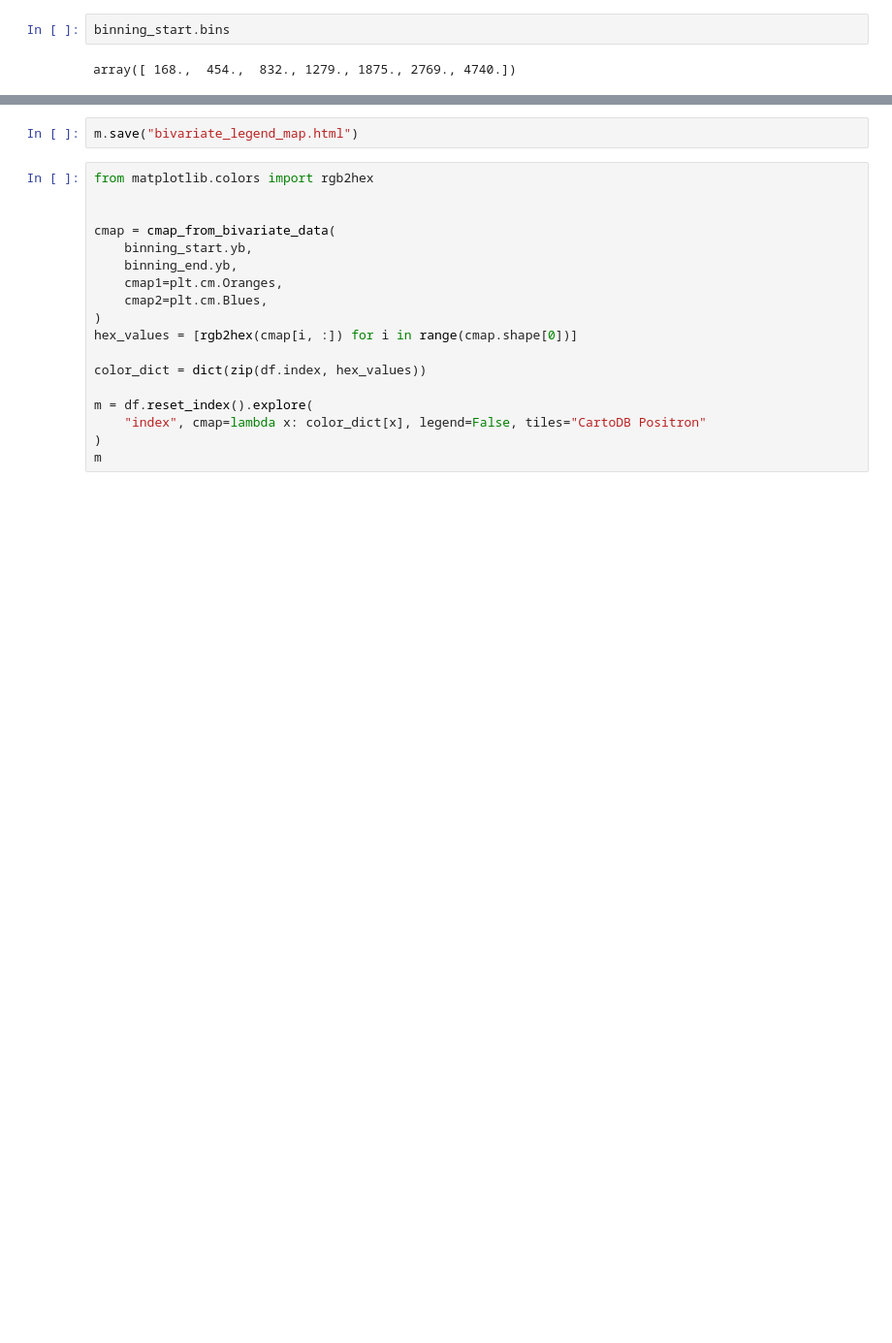
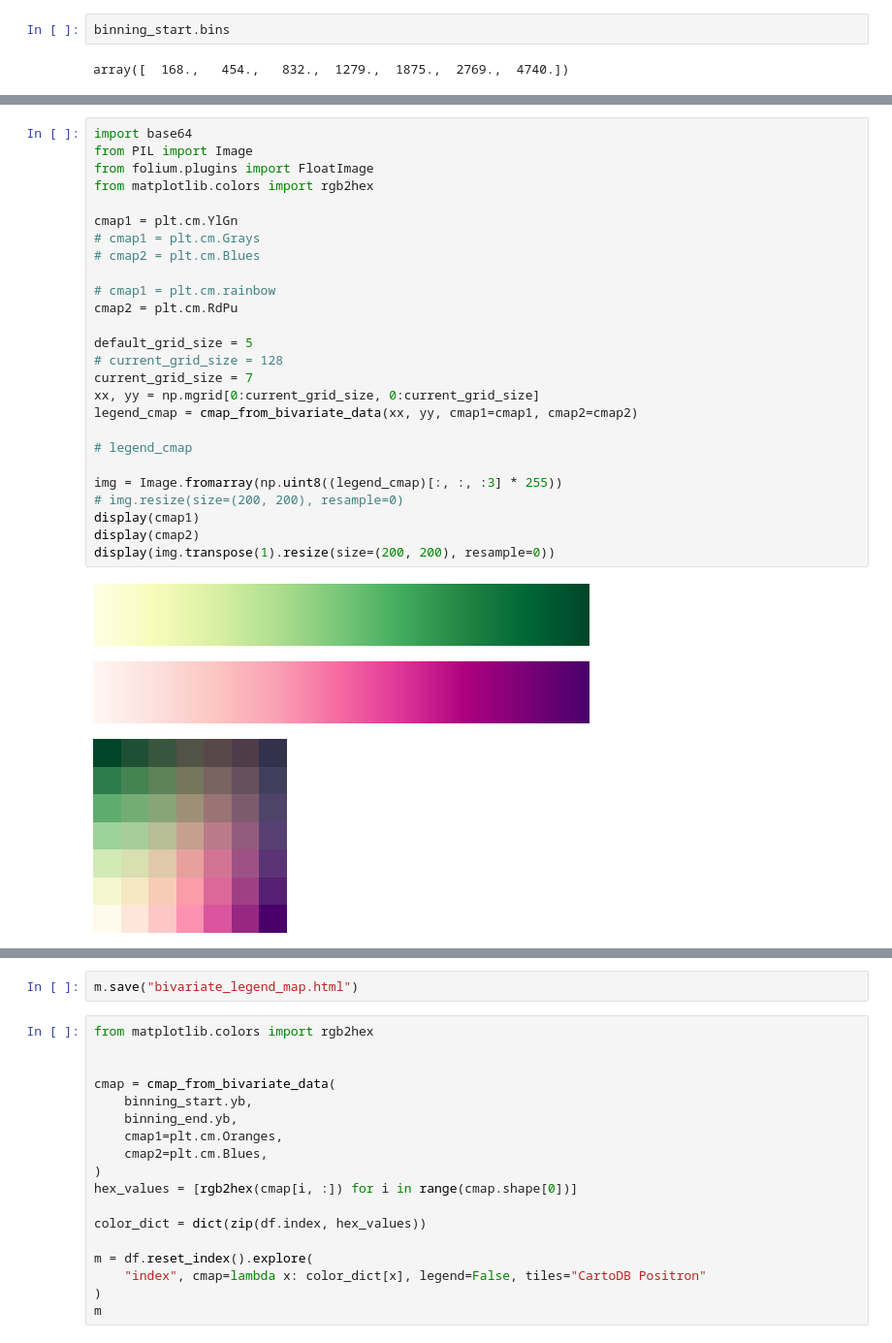
Before and after one commit to RaczeQ/bivario, a Jupyter notebook: bivario/plot_map.ipynb, the cells around one changed output, grey strips where cells are left out. Shown at 97% size. Cells and saved outputs as stored; diff of their text form; blank space fills up the shorter version.

```diff
--- a/bivario/plot_map.ipynb
+++ b/bivario/plot_map.ipynb
@@ -84,0 +88,30 @@ array([[0.98431373, 0.97254902, 0.96078431, 1.        ],
+# %%
+import base64
+from PIL import Image
+from folium.plugins import FloatImage
+from matplotlib.colors import rgb2hex
+
+cmap1 = plt.cm.YlGn
+# cmap1 = plt.cm.Grays
+# cmap2 = plt.cm.Blues
+
+# cmap1 = plt.cm.rainbow
+cmap2 = plt.cm.RdPu
+
+default_grid_size = 5
+# current_grid_size = 128
+current_grid_size = 7
+xx, yy = np.mgrid[0:current_grid_size, 0:current_grid_size]
+legend_cmap = cmap_from_bivariate_data(xx, yy, cmap1=cmap1, cmap2=cmap2)
+
+# legend_cmap
+
+img = Image.fromarray(np.uint8((legend_cmap)[:, :, :3] * 255))
+# img.resize(size=(200, 200), resample=0)
+display(cmap1)
+display(cmap2)
+display(img.transpose(1).resize(size=(200, 200), resample=0))
+# %% [output]
+[figure, added]
+[figure, added]
+[figure, added]
```
Also changed, not shown: parts of 11 cells of this notebook, 5 other files.
